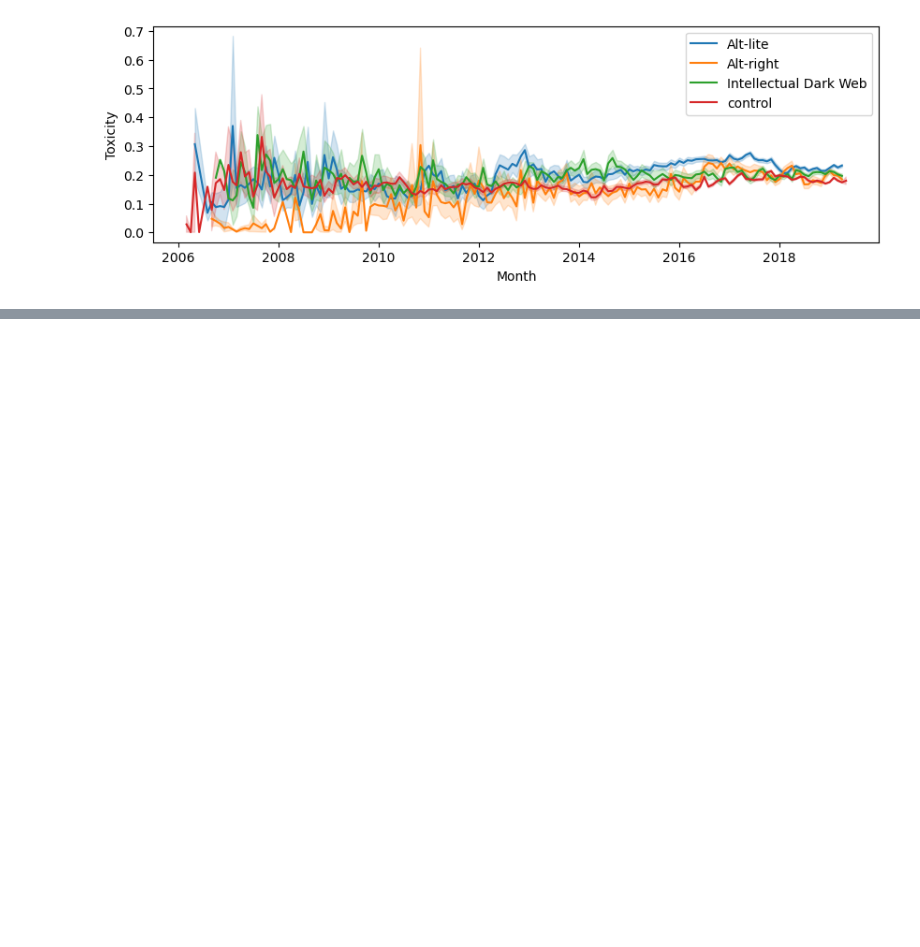
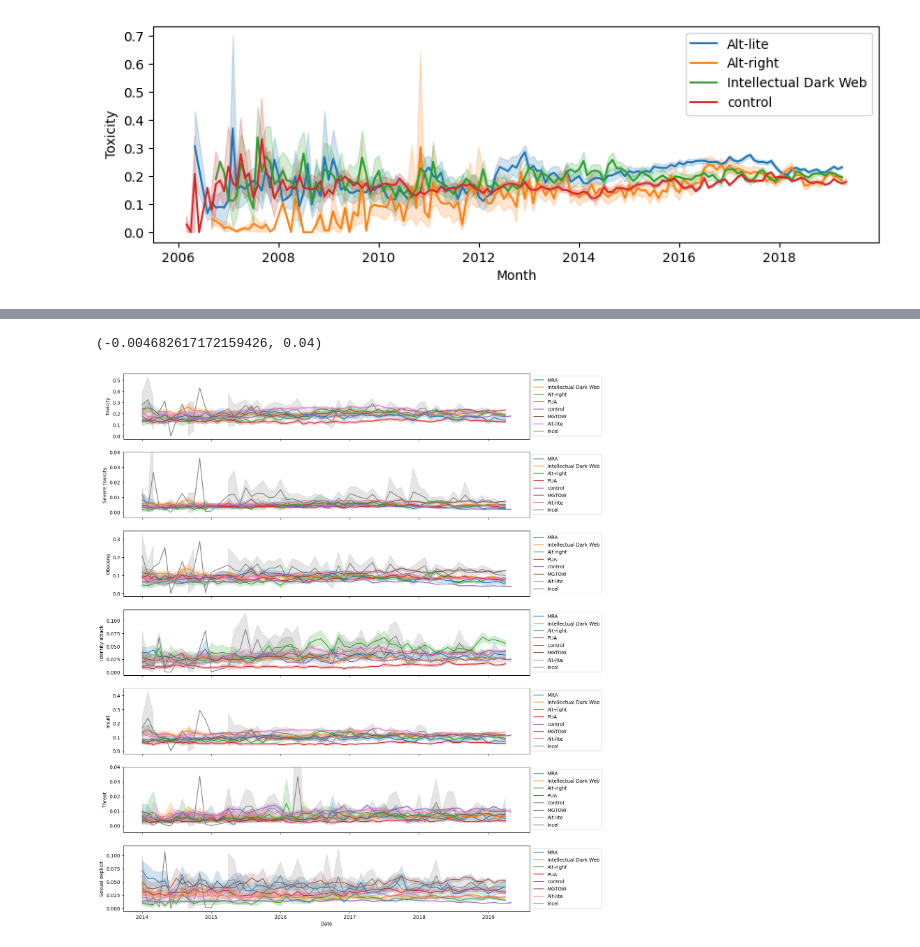
Before and after one commit to epfl-ada/ada-2022-project-strauss, a Jupyter notebook: toxic_evolution_time.ipynb, the cells around one changed output, grey strips where cells are left out. Cells and saved outputs as stored; diff of their text form; code cells hidden in the pictures; blank space fills up the shorter version.

```diff
--- a/toxic_evolution_time.ipynb
+++ b/toxic_evolution_time.ipynb
@@ -191,0 +225,4 @@ for index, subcat in enumerate(list_subcat_tox):
+# %%
+list_all_cat = df_final.Category.dropna().unique().tolist()
+list_all_cat.remove('NONE')
+list_all_cat
@@ -191,0 +238,4 @@ for index, subcat in enumerate(list_subcat_tox):
+# %%
+df_final_allcat=df_final.loc[df_final['Category'].isin(list_all_cat)]
+df_final_allcat = df_final_allcat[df_final_allcat.upload_date >= pd.to_datetime("2014-01")]
+df_final_allcat.head(5)
@@ -191,0 +249,22 @@ for index, subcat in enumerate(list_subcat_tox):
+# %%
+# takes about 1 min
+
+fig, axs = plt.subplots(7,1, figsize=(15,20), sharex=True)
+
+list_all_tox = ['toxicity'] + list_subcat_tox
+list_all_tox_titles = ['Toxicity', 'Severe toxicity', 'Obscene', 'Identity attack', 'Insult', 'Threat', 'Sexual explicit']
+small_scale = 0.04
+
+for index, subcat_tox in enumerate(list_all_tox):
+    for category in list_all_cat:
+        sns.lineplot(x="month_created", y=subcat_tox, data=df_final_allcat[df_final_allcat['Category'] == category],
+            label=category, ax = axs[index])
+    axs[index].set_ylabel(list_all_tox_titles[index])
+    axs[index].set_xlabel("Date")
+    sns.move_legend(axs[index], "upper left", bbox_to_anchor=(1, 1))
+
+axs[1].set_ylim(top = small_scale)
+axs[5].set_ylim(top = small_scale)
+# %% [output]
+(-0.004682617172159426, 0.04)
+[figure, added]
```
Also changed, not shown: parts of 13 cells of this notebook.
